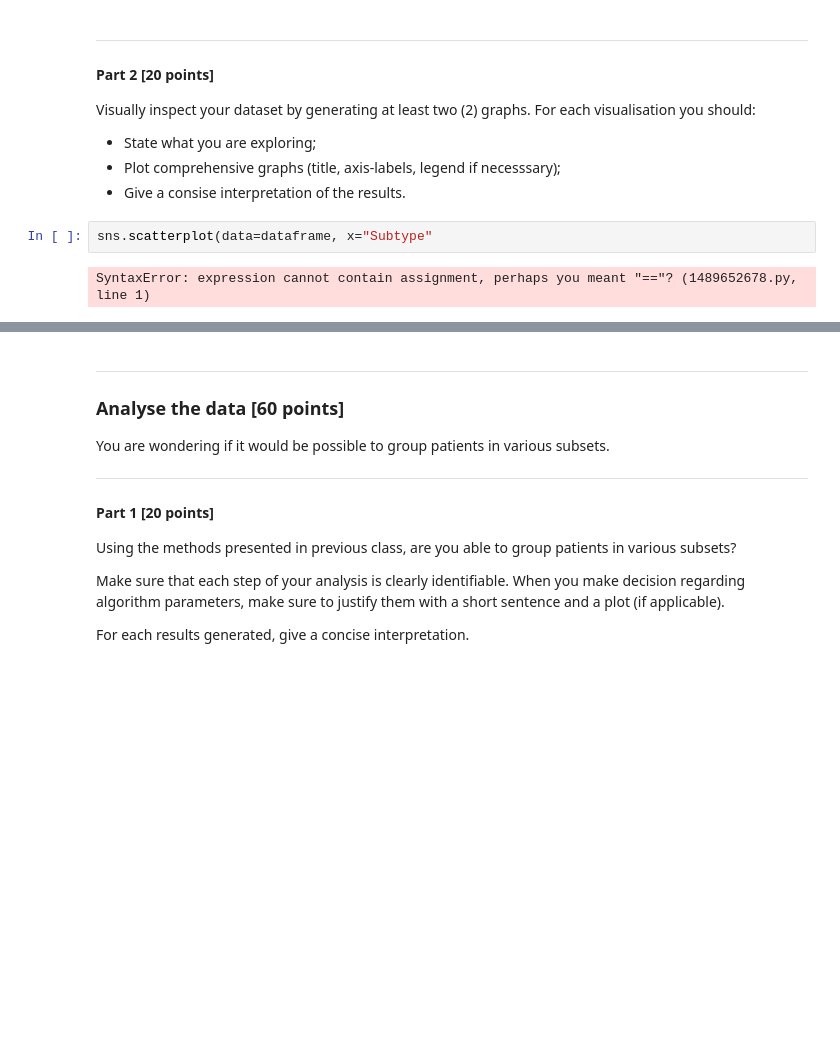
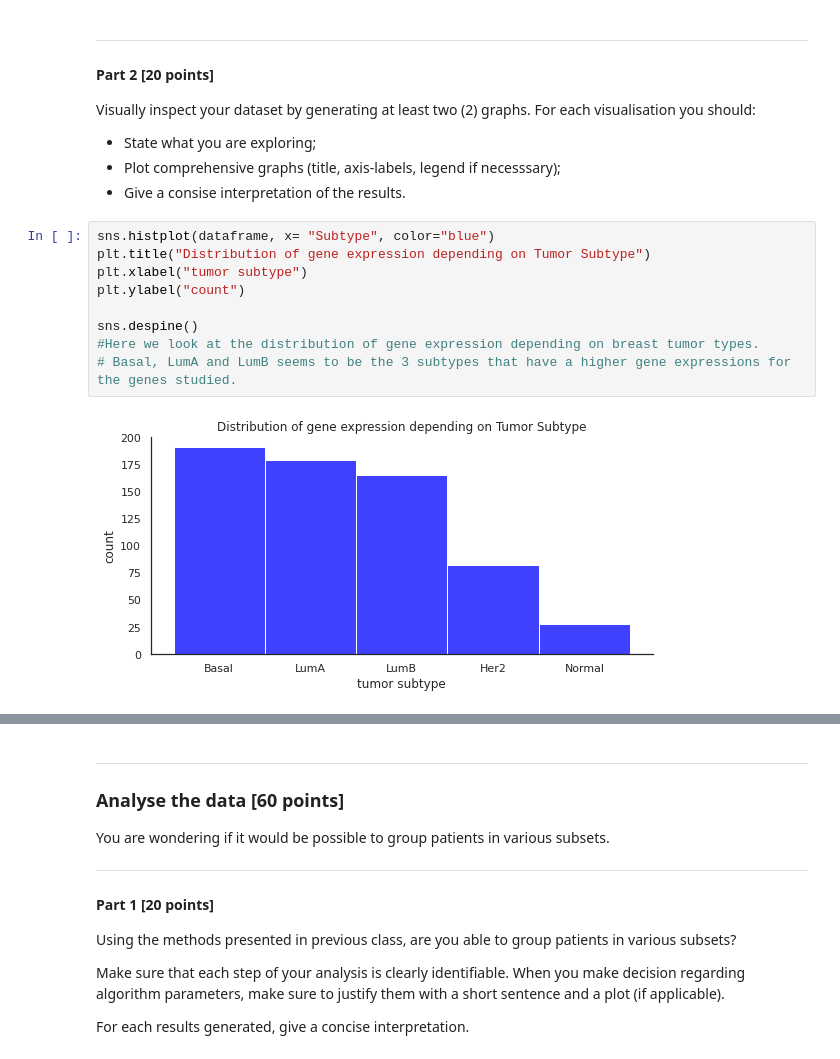
Before and after one commit to AngeliqueGallinari/BIM6065C, a Jupyter notebook: data_analysis_3.ipynb, the cells around one changed output, grey strips where cells are left out. Cells and saved outputs as stored; diff of their text form; blank space fills up the shorter version.

```diff
--- a/data_analysis_3.ipynb
+++ b/data_analysis_3.ipynb
@@ -329,7 +349,14 @@ Visually inspect your dataset by generating at least two (2) graphs. For each vi
 * State what you are exploring;
 * Plot comprehensive graphs (title, axis-labels, legend if necesssary);
 * Give a consise interpretation of the results.
-# %%
-sns.scatterplot(data=dataframe, x="Subtype"
-# %% [output]
-SyntaxError: expression cannot contain assignment, perhaps you meant "=="? (1489652678.py, line 1)
+# %%
+sns.histplot(dataframe, x= "Subtype", color="blue")
+plt.title("Distribution of gene expression depending on Tumor Subtype")
+plt.xlabel("tumor subtype")
+plt.ylabel("count")
+
+sns.despine()
+#Here we look at the distribution of gene expression depending on breast tumor types.
+# Basal, LumA and LumB seems to be the 3 subtypes that have a higher gene expressions for the genes studied.
+# %% [output]
+[figure, added]
```
Also changed, not shown: parts of 23 cells of this notebook.
